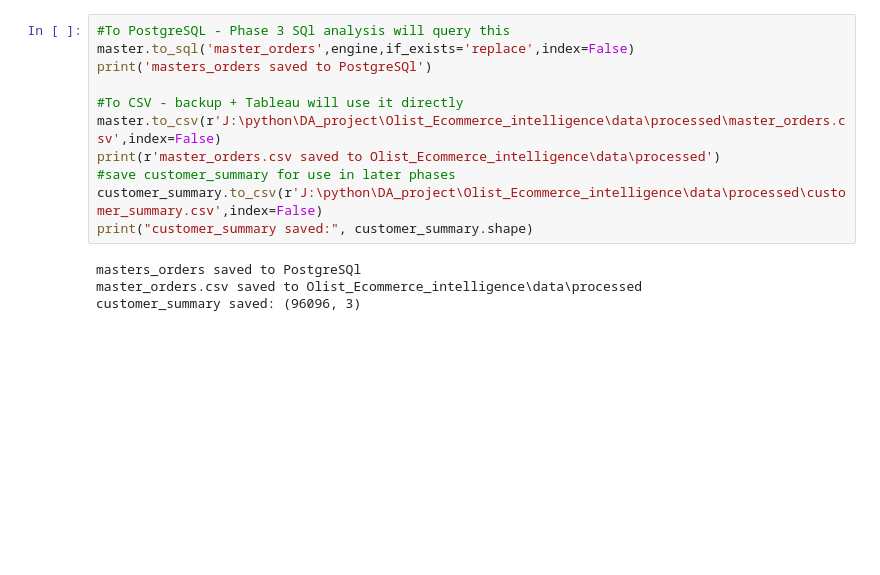
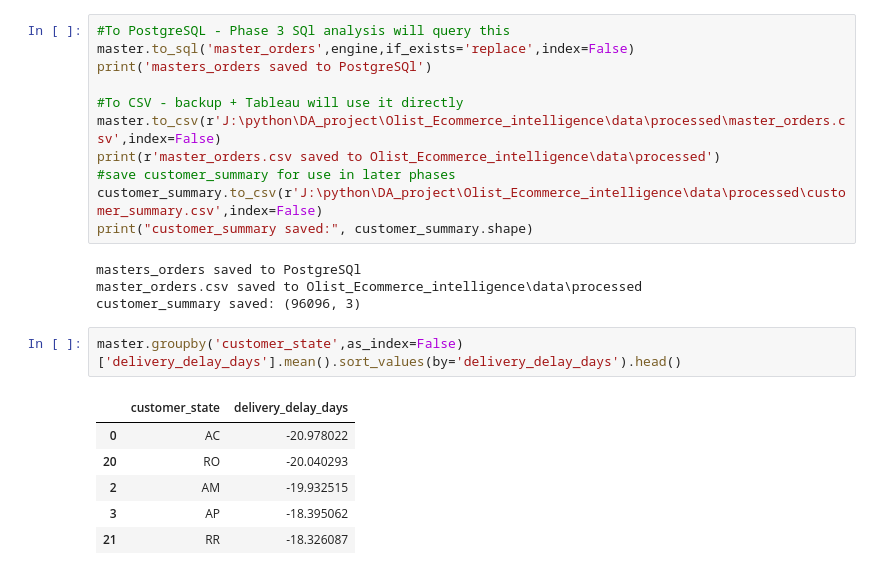
Before and after one commit to P568848382/olist-ecommerce-intelligence, a Jupyter notebook: notebooks/01_data_cleaning.ipynb, the cells around one changed output. Saved outputs shown, nothing was run; the diff lists cells and outputs as text; blank space fills up the shorter version.

```diff
--- a/notebooks/01_data_cleaning.ipynb
+++ b/notebooks/01_data_cleaning.ipynb
@@ -901,3 +901,12 @@ print("customer_summary saved:", customer_summary.shape)
 masters_orders saved to PostgreSQl
 master_orders.csv saved to Olist_Ecommerce_intelligence\data\processed
 customer_summary saved: (96096, 3)
+# %%
+master.groupby('customer_state',as_index=False)['delivery_delay_days'].mean().sort_values(by='delivery_delay_days').head()
+# %% [output]
+|  | customer_state | delivery_delay_days |
+| 0 | AC | -20.978022 |
+| 20 | RO | -20.040293 |
+| 2 | AM | -19.932515 |
+| 3 | AP | -18.395062 |
+| 21 | RR | -18.326087 |
```
Also changed, not shown: 3 other files.
